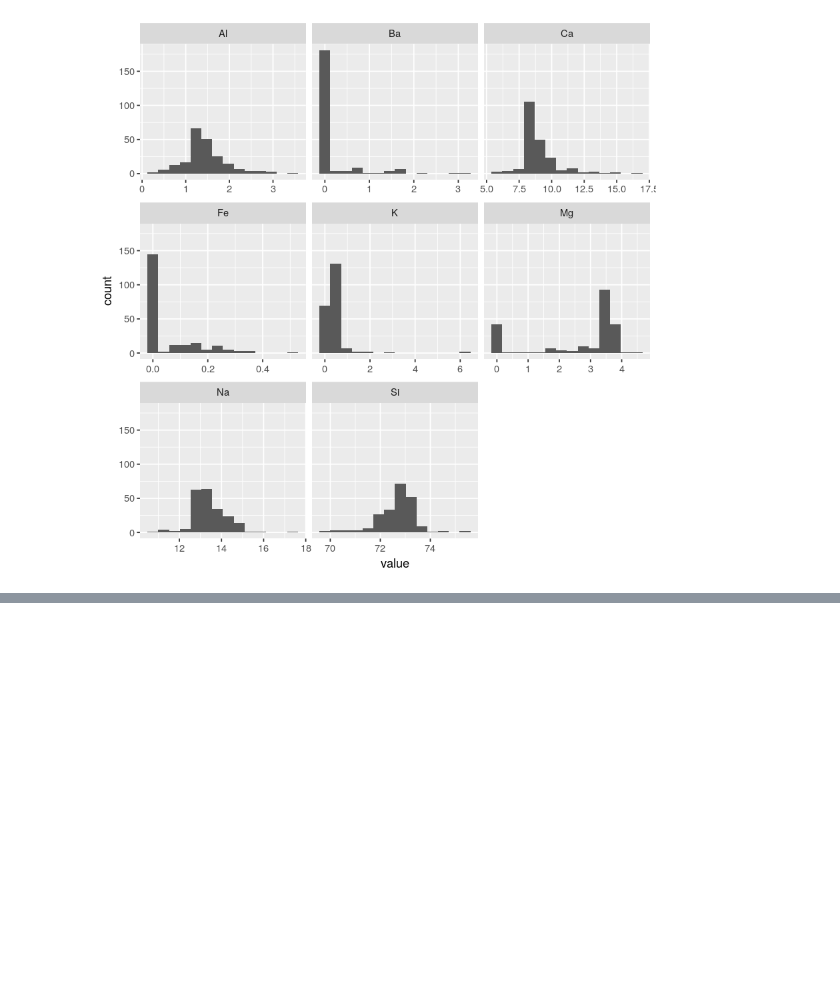
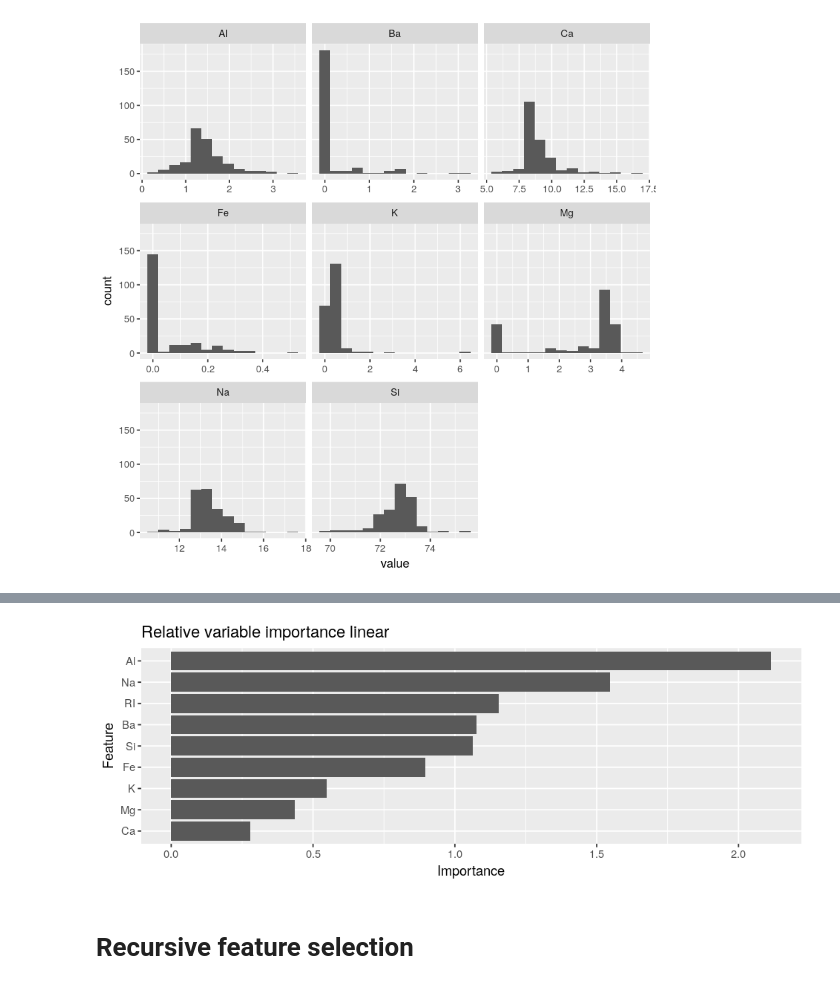
Before and after one commit to Jakob37/MLTemplateDataExplorations, a Jupyter notebook: gem_color/Gem color.ipynb, the cells around one changed output, grey strips where cells are left out. Drawn from its saved outputs; the diff is of its cells as text; code cells hidden in the pictures; blank space fills up the shorter version.

```diff
--- a/gem_color/Gem color.ipynb
+++ b/gem_color/Gem color.ipynb
@@ -65,0 +241,29 @@ ggplot(long_stones, aes(value)) + geom_histogram(bins=14) + facet_wrap(~key, sca
+# %%
+control <- caret::trainControl(
+    method="repeatedcv",
+    number=10,
+    repeats=3
+)
+
+models <- list()
+# methods <- c("lm", "")
+
+models[["linear"]] <- caret::train(
+    Type~.,
+    data=wide_stones_df %>% dplyr::select(-nr),
+    method="lm",
+    preProcess="scale",
+    trControl=control
+)
+
+models[["randfor"]] <- caret::train(
+    Type~.,
+    data=wide_stones_df %>% dplyr::select(-nr),
+    method="ranger",
+    preProcess="scale",
+    trControl=control
+)
+# %%
+for (model in models) {
+    print(model)
+}
@@ -65,0 +288,15 @@ ggplot(long_stones, aes(value)) + geom_histogram(bins=14) + facet_wrap(~key, sca
+# %%
+
+for (model_name in "linear") {
+    model <- models[[model_name]]
+#     print(model)
+    importance <- caret::varImp(model, scale=FALSE, threshold=10)
+    # print(importance)
+    vu$pltsize(8, 3)
+    plt <- ggplot(importance) + ggtitle(paste("Relative variable importance", model_name))
+    print(plt)
+}
+# %% [output]
+[figure, added]
+# %% [markdown]
+# Recursive feature selection
```
Also changed, not shown: parts of 28 cells of this notebook, 2 other files.
